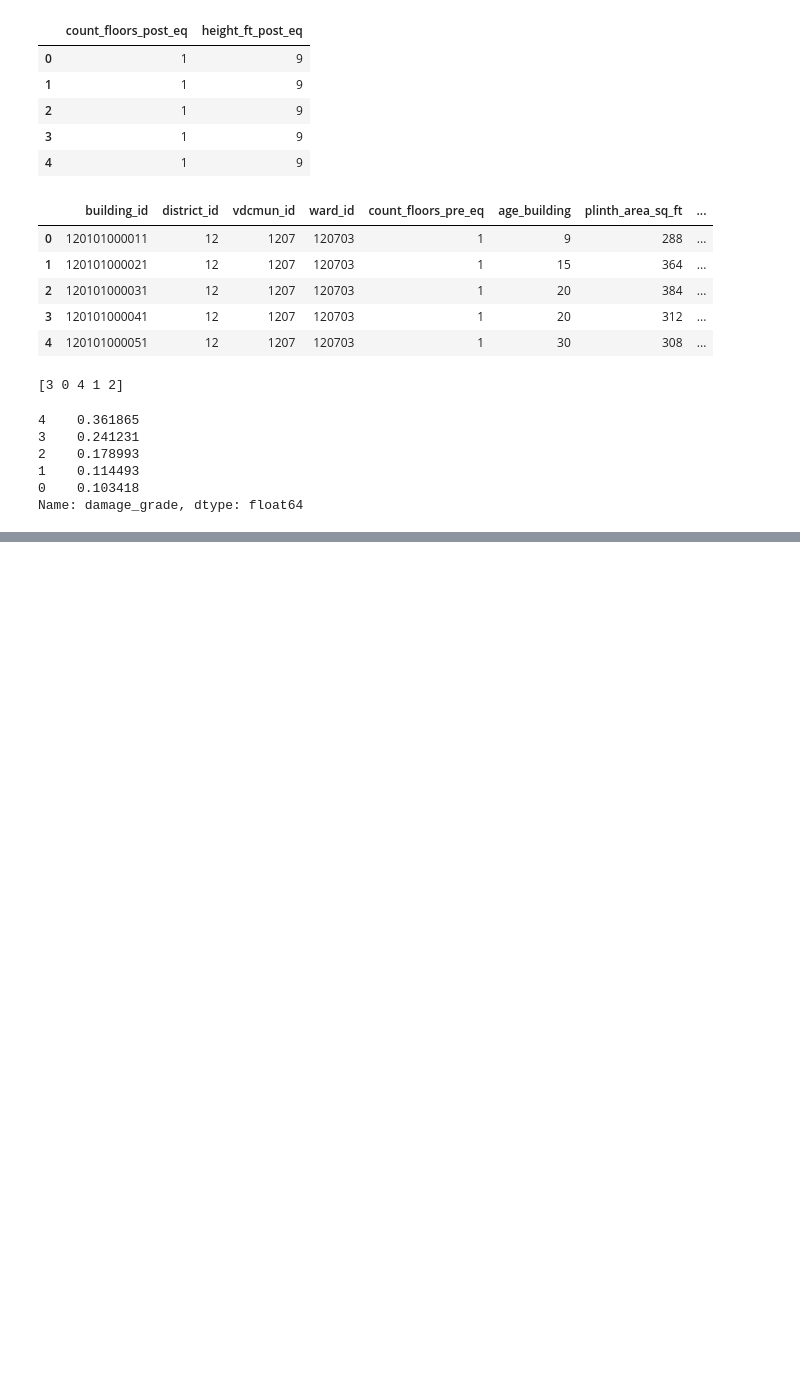
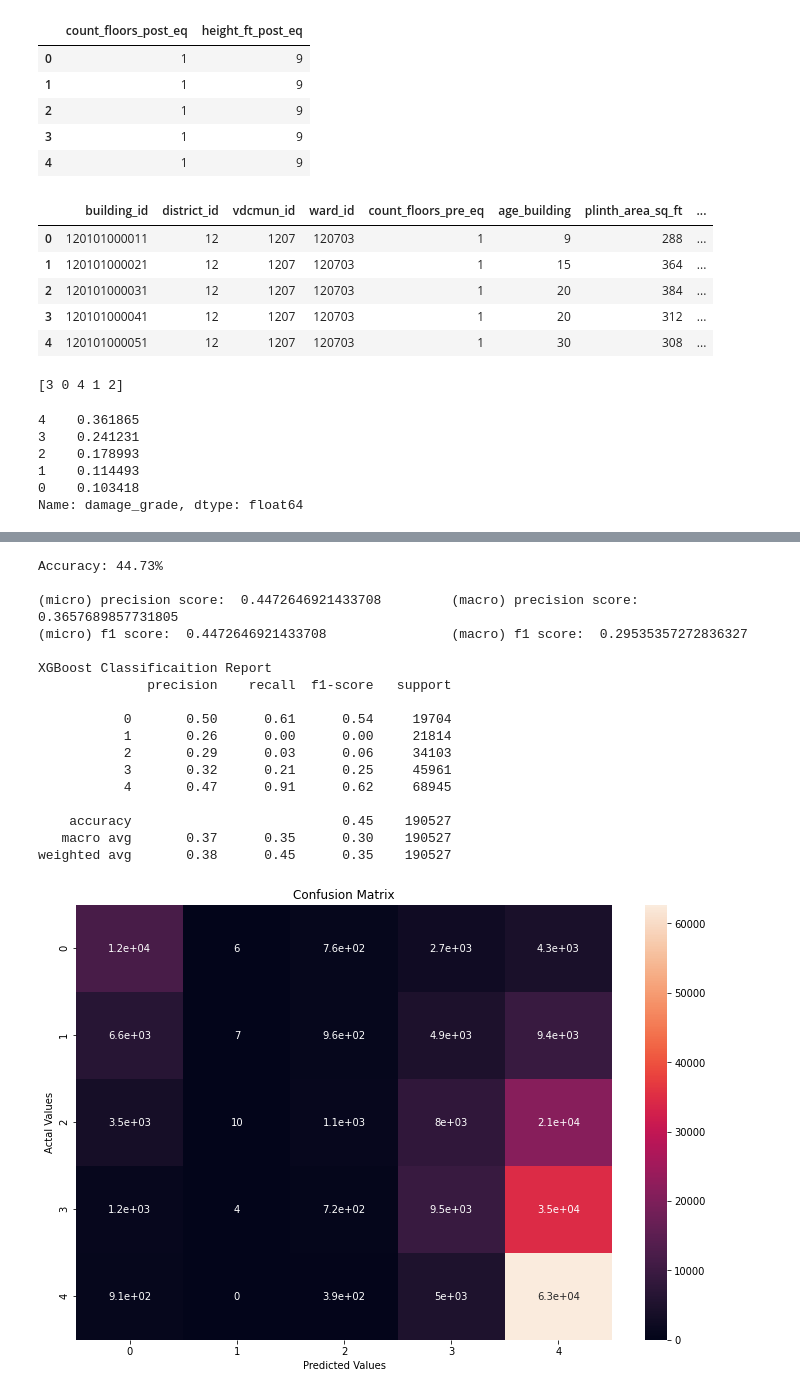
Before and after one commit to JesselyEnriquez/climateJustice, a Jupyter notebook: Code/Modeling/random_forest.ipynb, the cells around one changed output, grey strips where cells are left out. Drawn from its saved outputs; the diff is of its cells as text; code cells hidden in the pictures; blank space fills up the shorter version.

```diff
--- a/Code/Modeling/random_forest.ipynb
+++ b/Code/Modeling/random_forest.ipynb
@@ -288,0 +314,25 @@ forest.fit(X_train, y_train)
+# %%
+%%time
+# instantiating first model (most of these are defaults)
+forest = RandomForestClassifier(random_state=42,max_depth=4,n_estimators=125)
+forest.fit(X_train, y_train)
+preds_N_cm(forest,X_train,y_train,X_test,y_test)
+# %% [output]
+Accuracy: 44.73%
+
+(micro) precision score:  0.4472646921433708         (macro) precision score:  0.3657689857731805
+(micro) f1 score:  0.4472646921433708                (macro) f1 score:  0.29535357272836327
+
+XGBoost Classificaition Report
+              precision    recall  f1-score   support
+
+           0       0.50      0.61      0.54     19704
+           1       0.26      0.00      0.00     21814
+           2       0.29      0.03      0.06     34103
+           3       0.32      0.21      0.25     45961
+           4       0.47      0.91      0.62     68945
+
+    accuracy                           0.45    190527
+   macro avg       0.37      0.35      0.30    190527
+weighted avg       0.38      0.45      0.35    190527
+[figure, added]
```
Also changed, not shown: parts of 11 cells of this notebook.
